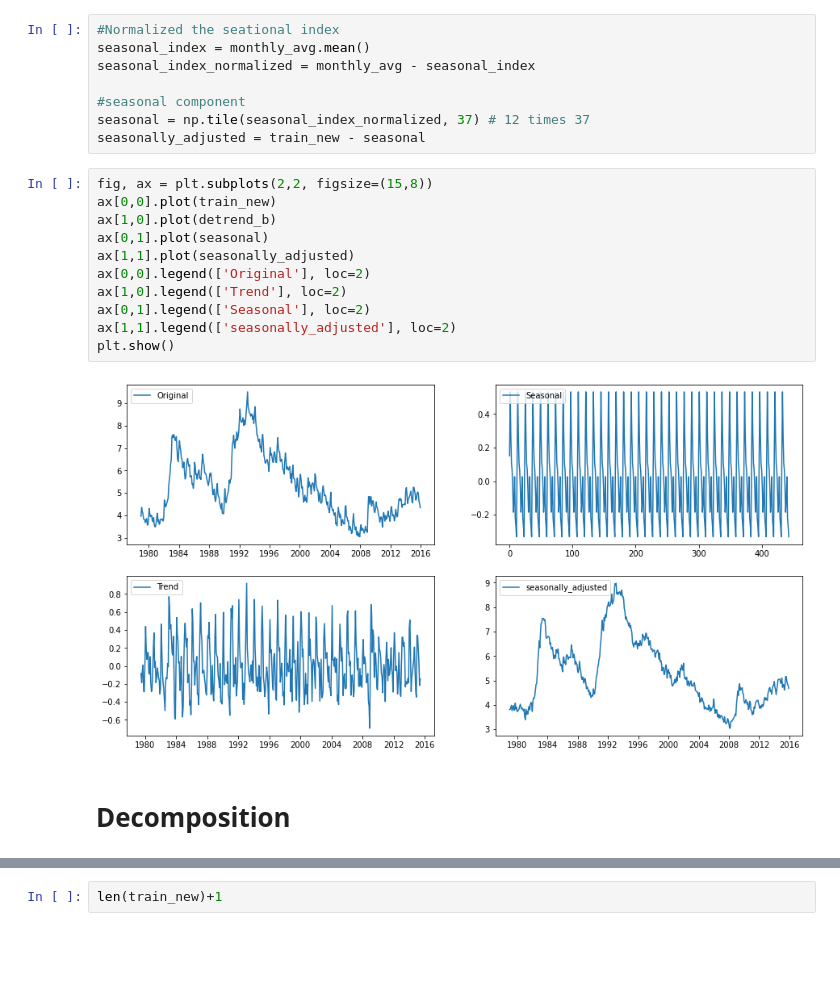
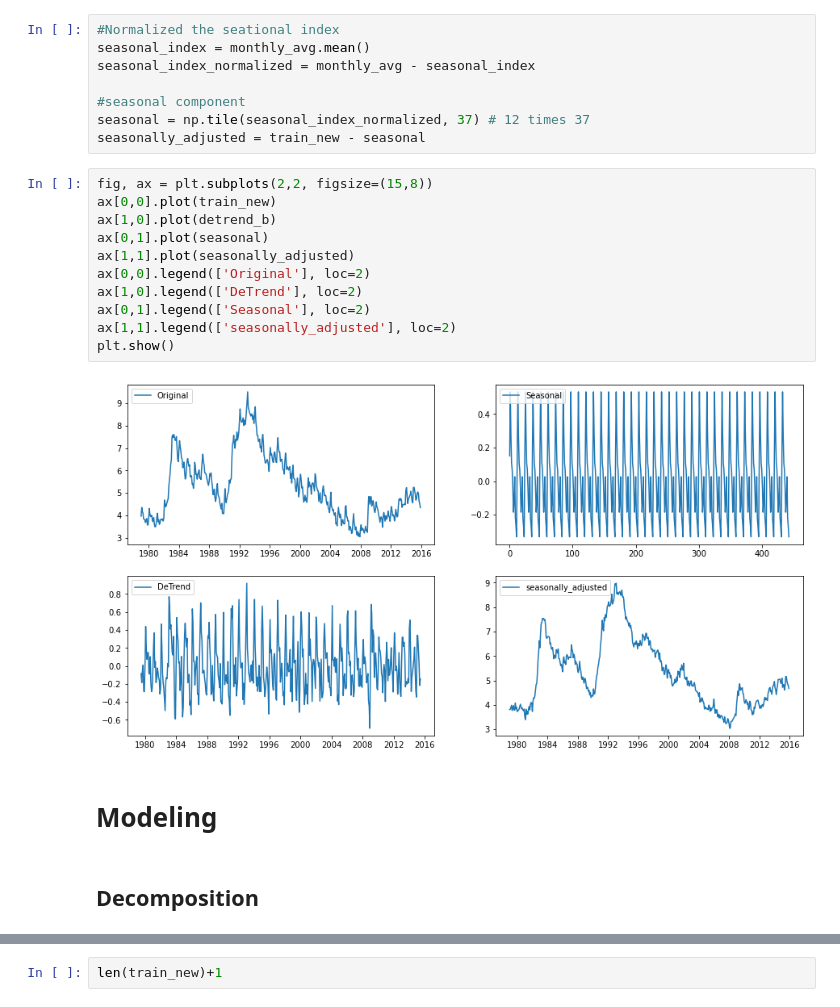
Before and after one commit to lkingw/homeworks-from-universal, a Jupyter notebook: The University of Sydney/QBUS6840/QBUS6840.ipynb, the cells around one changed output, grey strips where cells are left out. Cells and saved outputs as stored; diff of their text form; blank space fills up the shorter version.

```diff
--- a/The University of Sydney/QBUS6840/QBUS6840.ipynb
+++ b/The University of Sydney/QBUS6840/QBUS6840.ipynb
@@ -344,16 +349,18 @@ seasonally_adjusted = train_new - seasonal
 # %%
 fig, ax = plt.subplots(2,2, figsize=(15,8))
 ax[0,0].plot(train_new)
 ax[1,0].plot(detrend_b)
 ax[0,1].plot(seasonal)
 ax[1,1].plot(seasonally_adjusted)
 ax[0,0].legend(['Original'], loc=2)
-ax[1,0].legend(['Trend'], loc=2)
+ax[1,0].legend(['DeTrend'], loc=2)
 ax[0,1].legend(['Seasonal'], loc=2)
 ax[1,1].legend(['seasonally_adjusted'], loc=2)
 plt.show()
 # %% [output]
-[figure, old version]
+[figure, new version]
+# %% [markdown]
+# Modeling
 # %% [markdown]
-# Decomposition
+## Decomposition
 # %%
```
Also changed, not shown: parts of 84 cells of this notebook.
